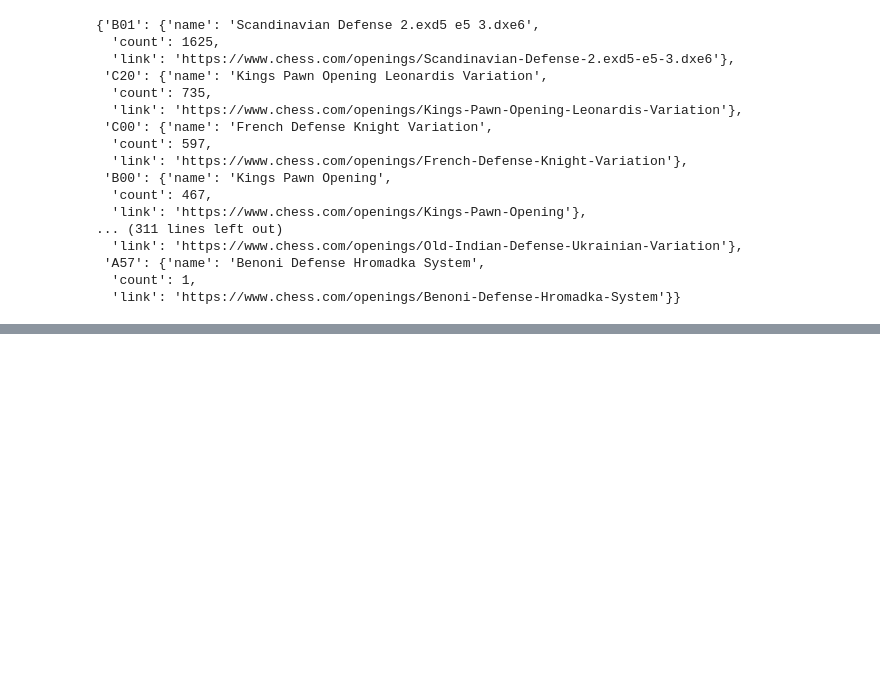
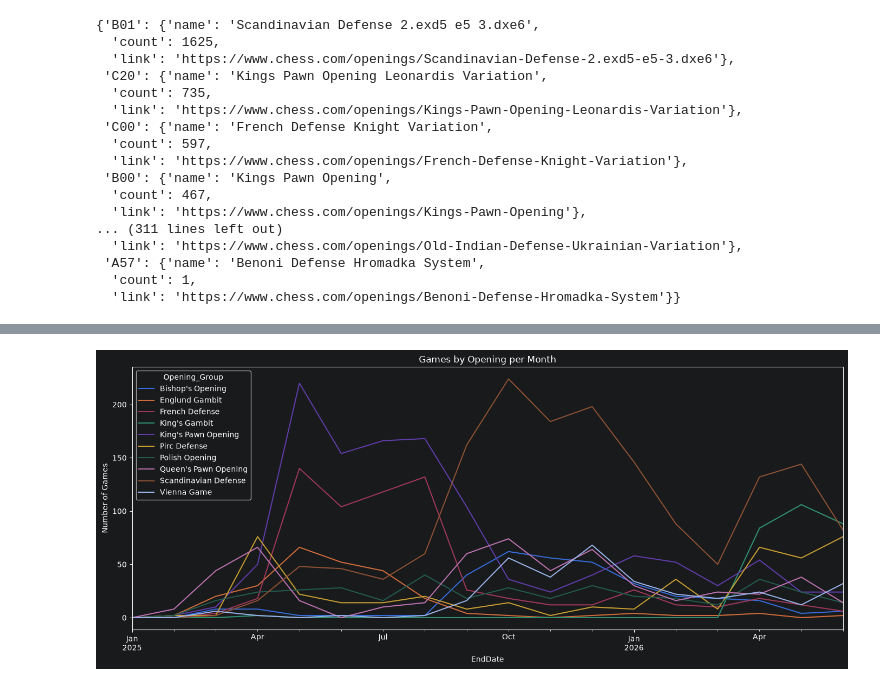
Before and after one commit to raja-akel/Python-Chess-Coach, a Jupyter notebook: my_games_statistics.ipynb, the cells around one changed output, grey strips where cells are left out. Drawn from its saved outputs; the diff is of its cells as text; code cells hidden in the pictures; blank space fills up the shorter version.

```diff
--- a/my_games_statistics.ipynb
+++ b/my_games_statistics.ipynb
@@ -56,0 +81,3 @@ KeyError: 'Date'
+# %%
+historical_openings_df = my_games_df[["EndDate", "Opening", "isWhite", "isBlack"]].set_index("EndDate")
+historical_openings_df
@@ -56,0 +99,8 @@ KeyError: 'Date'
+# %%
+historical_openings_df = add_opening_group(historical_openings_df)
+# %%
+monthly = (
+    historical_openings_df.groupby(pd.Grouper(freq="ME"))["Opening_Group"]
+      .value_counts()
+      .unstack(fill_value=0)
+)
@@ -56,0 +127,4 @@ KeyError: 'Date'
+# %%
+monthly = monthly.loc[monthly.index > "2024-12-31" , monthly.sum() >= 200]
+monthly = monthly.loc[monthly.index < "2026-07-01"]
+monthly
@@ -56,0 +150,8 @@ KeyError: 'Date'
+# %%
+monthly.plot(figsize=(14, 6))
+plt.title("Games by Opening per Month")
+plt.ylabel("Number of Games")
+plt.tight_layout()
+plt.show()
+# %% [output]
+[figure, added]
```
Also changed, not shown: parts of 11 cells of this notebook, 4 other files.
